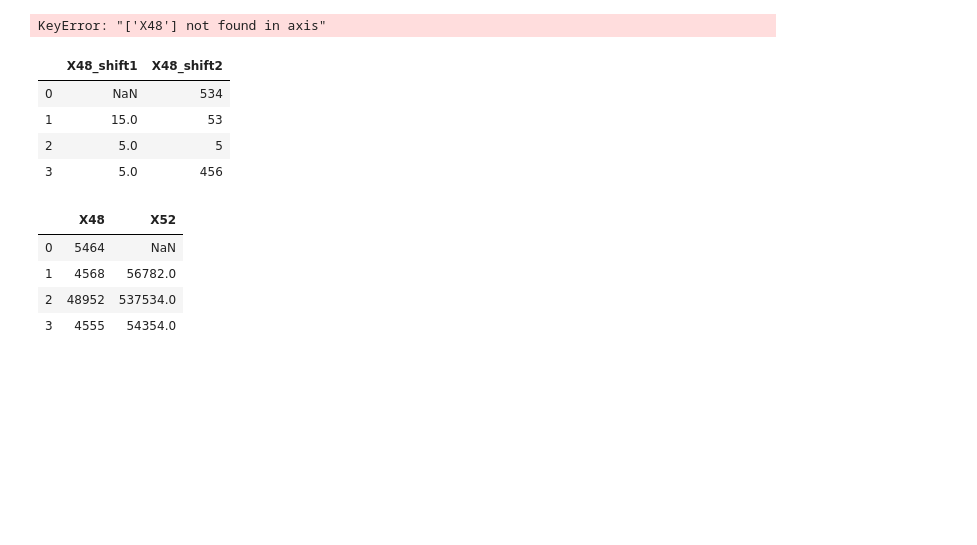
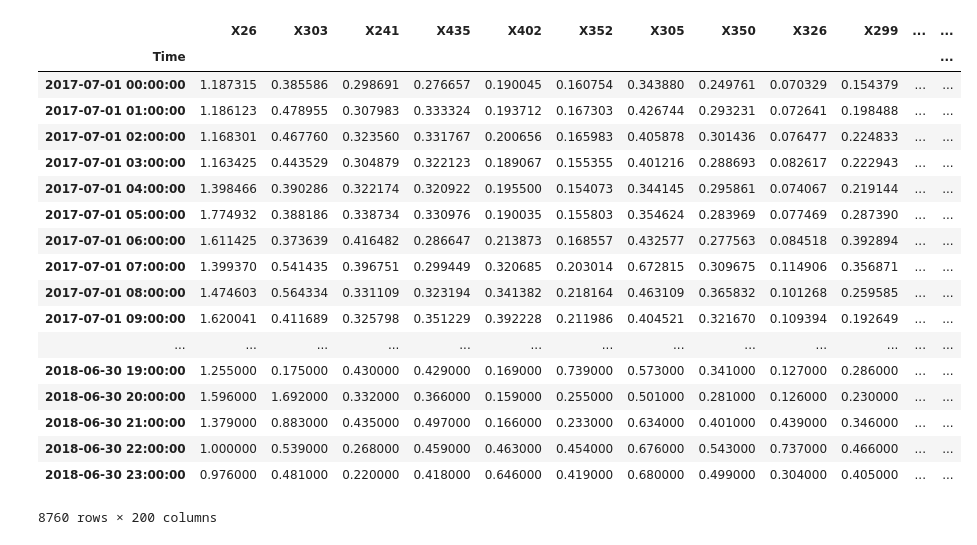
Before and after one commit to yagippi27/DACON_CONTEST_2019, a Jupyter notebook: SUHYUN/LSTM.ipynb, the cells around one changed output. Cells and saved outputs as stored; diff of their text form; code cells hidden in the pictures; blank space fills up the shorter version.

```diff
--- a/SUHYUN/LSTM.ipynb
+++ b/SUHYUN/LSTM.ipynb
@@ -215,22 +10,0 @@ Name: X52, dtype: float64
-# %%
-for X in df2.columns:
-    X_train.drop('{}'.format(X), axis=1, inplace =True)
-    Y_train['{}'.format(X)].dropna(axis=1)
-# %% [output]
-KeyError: "['X48'] not found in axis"
-# %%
-X_train
-# %% [output]
-|  | X48_shift1 | X48_shift2 |
-| 0 | NaN | 534 |
-| 1 | 15.0 | 53 |
-| 2 | 5.0 | 5 |
-| 3 | 5.0 | 456 |
-# %%
-Y_train
-# %% [output]
-|  | X48 | X52 |
-| 0 | 5464 | NaN |
-| 1 | 4568 | 56782.0 |
-| 2 | 48952 | 537534.0 |
-| 3 | 4555 | 54354.0 |
@@ -236,0 +17,22 @@ Y_train
+# %%
+df
+# %% [output]
+|  | X26 | X303 | X241 | X435 | X402 | X352 | X305 | X350 | X326 | X299 | ... | ... |
+| Time |  |  |  |  |  |  |  |  |  |  |  | ... |
+| 2017-07-01 00:00:00 | 1.187315 | 0.385586 | 0.298691 | 0.276657 | 0.190045 | 0.160754 | 0.343880 | 0.249761 | 0.070329 | 0.154379 | ... | ... |
+| 2017-07-01 01:00:00 | 1.186123 | 0.478955 | 0.307983 | 0.333324 | 0.193712 | 0.167303 | 0.426744 | 0.293231 | 0.072641 | 0.198488 | ... | ... |
+| 2017-07-01 02:00:00 | 1.168301 | 0.467760 | 0.323560 | 0.331767 | 0.200656 | 0.165983 | 0.405878 | 0.301436 | 0.076477 | 0.224833 | ... | ... |
+| 2017-07-01 03:00:00 | 1.163425 | 0.443529 | 0.304879 | 0.322123 | 0.189067 | 0.155355 | 0.401216 | 0.288693 | 0.082617 | 0.222943 | ... | ... |
+| 2017-07-01 04:00:00 | 1.398466 | 0.390286 | 0.322174 | 0.320922 | 0.195500 | 0.154073 | 0.344145 | 0.295861 | 0.074067 | 0.219144 | ... | ... |
+| 2017-07-01 05:00:00 | 1.774932 | 0.388186 | 0.338734 | 0.330976 | 0.190035 | 0.155803 | 0.354624 | 0.283969 | 0.077469 | 0.287390 | ... | ... |
+| 2017-07-01 06:00:00 | 1.611425 | 0.373639 | 0.416482 | 0.286647 | 0.213873 | 0.168557 | 0.432577 | 0.277563 | 0.084518 | 0.392894 | ... | ... |
+| 2017-07-01 07:00:00 | 1.399370 | 0.541435 | 0.396751 | 0.299449 | 0.320685 | 0.203014 | 0.672815 | 0.309675 | 0.114906 | 0.356871 | ... | ... |
+| 2017-07-01 08:00:00 | 1.474603 | 0.564334 | 0.331109 | 0.323194 | 0.341382 | 0.218164 | 0.463109 | 0.365832 | 0.101268 | 0.259585 | ... | ... |
+| 2017-07-01 09:00:00 | 1.620041 | 0.411689 | 0.325798 | 0.351229 | 0.392228 | 0.211986 | 0.404521 | 0.321670 | 0.109394 | 0.192649 | ... | ... |
+| ... | ... | ... | ... | ... | ... | ... | ... | ... | ... | ... | ... | ... |
+| 2018-06-30 19:00:00 | 1.255000 | 0.175000 | 0.430000 | 0.429000 | 0.169000 | 0.739000 | 0.573000 | 0.341000 | 0.127000 | 0.286000 | ... | ... |
+| 2018-06-30 20:00:00 | 1.596000 | 1.692000 | 0.332000 | 0.366000 | 0.159000 | 0.255000 | 0.501000 | 0.281000 | 0.126000 | 0.230000 | ... | ... |
+| 2018-06-30 21:00:00 | 1.379000 | 0.883000 | 0.435000 | 0.497000 | 0.166000 | 0.233000 | 0.634000 | 0.401000 | 0.439000 | 0.346000 | ... | ... |
+| 2018-06-30 22:00:00 | 1.000000 | 0.539000 | 0.268000 | 0.459000 | 0.463000 | 0.454000 | 0.676000 | 0.543000 | 0.737000 | 0.466000 | ... | ... |
+| 2018-06-30 23:00:00 | 0.976000 | 0.481000 | 0.220000 | 0.418000 | 0.646000 | 0.419000 | 0.680000 | 0.499000 | 0.304000 | 0.405000 | ... | ... |
+8760 rows × 200 columns
```
Also changed, not shown: parts of 42 cells of this notebook, 1 other file.
